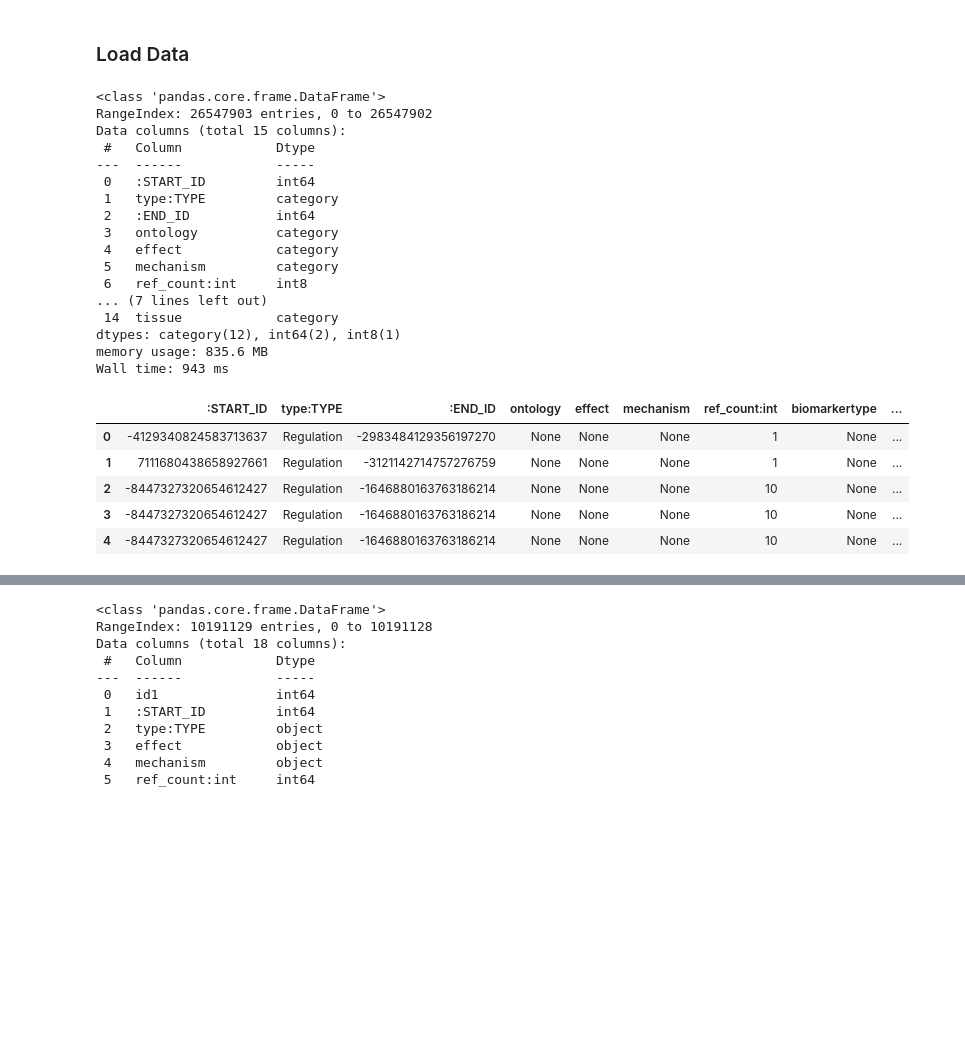
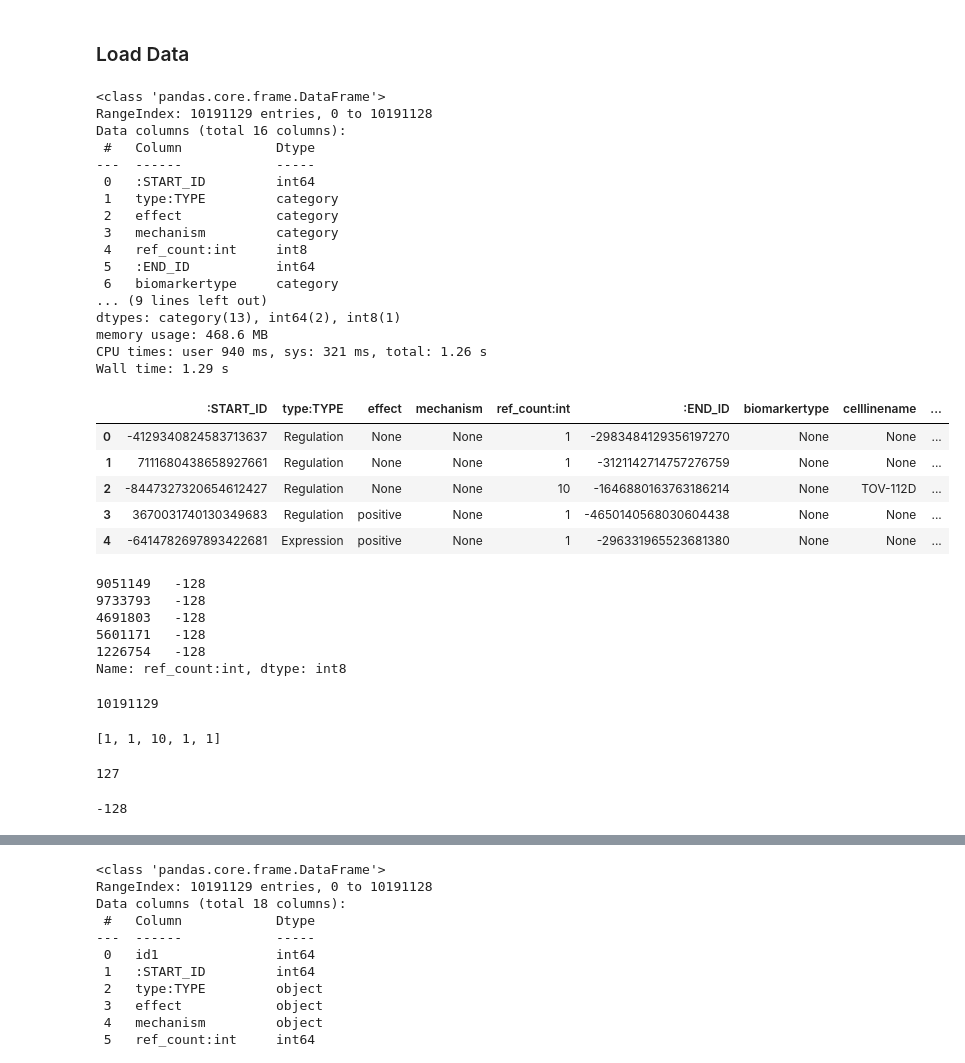
Before and after one commit to egilber/csl-behring, a Jupyter notebook: notebooks/Sandbox.ipynb, the cells around one changed output, grey strips where cells are left out. Saved outputs shown, nothing was run; the diff lists cells and outputs as text; code cells hidden in the pictures; blank space fills up the shorter version.

Commit message:
Changed code for ref counts & toggled DISTINCT

```diff
--- a/notebooks/Sandbox.ipynb
+++ b/notebooks/Sandbox.ipynb
@@ -43,29 +43,52 @@ conn = ps2.connect(
 # %%
 %%time
 
-df_rel=pd.read_pickle('./data/processed/directional_df.pkl')
+# df_rel=pd.read_pickle('./data/processed/directional_df.pkl')
+df_rel=pd.read_pickle('./data/processed/directional_df_refs.pkl')
+
 df_rel.info(); df_rel.head()
 # %% [output]
 <class 'pandas.core.frame.DataFrame'>
-RangeIndex: 26547903 entries, 0 to 26547902
-Data columns (total 15 columns):
+RangeIndex: 10191129 entries, 0 to 10191128
+Data columns (total 16 columns):
  #   Column            Dtype
 ---  ------            -----
  0   :START_ID         int64
  1   type:TYPE         category
- 2   :END_ID           int64
- 3   ontology          category
- 4   effect            category
- 5   mechanism         category
- 6   ref_count:int     int8
-... (7 lines left out)
- 14  tissue            category
-dtypes: category(12), int64(2), int8(1)
-memory usage: 835.6 MB
-Wall time: 943 ms
+ 2   effect            category
+ 3   mechanism         category
+ 4   ref_count:int     int8
+ 5   :END_ID           int64
+ 6   biomarkertype     category
+... (9 lines left out)
+dtypes: category(13), int64(2), int8(1)
+memory usage: 468.6 MB
+CPU times: user 940 ms, sys: 321 ms, total: 1.26 s
+Wall time: 1.29 s
-|  | :START_ID | type:TYPE | :END_ID | ontology | effect | mechanism | ref_count:int | biomarkertype | ... |
-| 0 | -4129340824583713637 | Regulation | -2983484129356197270 | None | None | None | 1 | None | ... |
-| 1 | 7111680438658927661 | Regulation | -3121142714757276759 | None | None | None | 1 | None | ... |
-| 2 | -8447327320654612427 | Regulation | -1646880163763186214 | None | None | None | 10 | None | ... |
-| 3 | -8447327320654612427 | Regulation | -1646880163763186214 | None | None | None | 10 | None | ... |
-| 4 | -8447327320654612427 | Regulation | -1646880163763186214 | None | None | None | 10 | None | ... |
+|  | :START_ID | type:TYPE | effect | mechanism | ref_count:int | :END_ID | biomarkertype | celllinename | ... |
+| 0 | -4129340824583713637 | Regulation | None | None | 1 | -2983484129356197270 | None | None | ... |
+| 1 | 7111680438658927661 | Regulation | None | None | 1 | -3121142714757276759 | None | None | ... |
+| 2 | -8447327320654612427 | Regulation | None | None | 10 | -1646880163763186214 | None | TOV-112D | ... |
+| 3 | 3670031740130349683 | Regulation | positive | None | 1 | -4650140568030604438 | None | None | ... |
+| 4 | -6414782697893422681 | Expression | positive | None | 1 | -296331965523681380 | None | None | ... |
+# %%
+df_rel['ref_count:int'].sort_values(ascending=True).head()
+# %% [output]
+9051149   -128
+9733793   -128
+4691803   -128
+5601171   -128
+1226754   -128
+Name: ref_count:int, dtype: int8
+# %%
+ref_count_lst=list(df_rel['ref_count:int'])
+len(ref_count_lst)
+ref_count_lst[:5]
+# %% [output]
+10191129
+[1, 1, 10, 1, 1]
+# %%
+max(ref_count_lst); min(ref_count_lst)
+# %% [output]
+127
+-128
```
Also changed, not shown: parts of 9 cells of this notebook.
